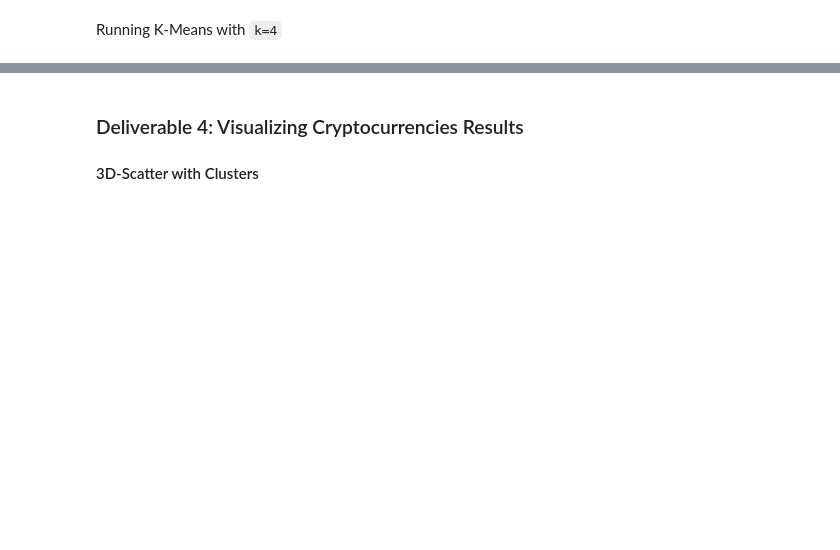
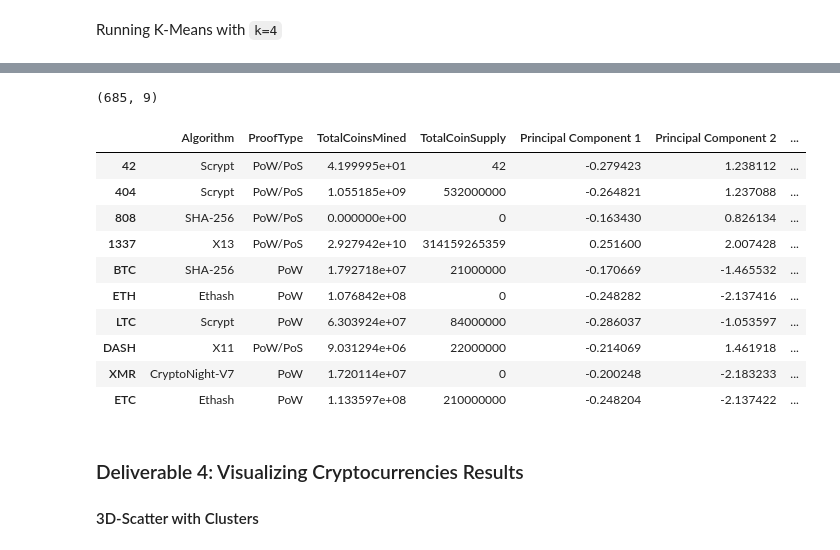
Before and after one commit to IvanCoelho10/Cryptocurrencies, a Jupyter notebook: crypto_clustering.ipynb, the cells around one changed output, grey strips where cells are left out. Cells and saved outputs as stored; diff of their text form; code cells hidden in the pictures; blank space fills up the shorter version.

```diff
--- a/crypto_clustering.ipynb
+++ b/crypto_clustering.ipynb
@@ -211,7 +211,7 @@ k = list(range(1, 11))
 # Calculate the inertia for the range of K values
 for i in k:
    km = KMeans(n_clusters=i, random_state=0)
-   km.fit(pcs_df)
+   km.fit(pca_df)
    inertia.append(km.inertia_)
 
 elbow_data = {"k":k,"inertia":inertia}
@@ -224,7 +226,7 @@ Running K-Means with `k=4`
 model = KMeans(n_clusters=4, random_state=0)
 
 # Fit the model
-model.fit(pcs_df)
+model.fit(pca_df)
 
 # Predict clusters
-predictions = model.predict(pcs_df)
+predictions = model.predict(pca_df)
@@ -231,17 +253,30 @@ predictions = model.predict(pcs_df)
 # %%
 # Create a new DataFrame including predicted clusters and cryptocurrencies features.
 # Concatentate the crypto_df and pcs_df DataFrames on the same columns.
-# YOUR CODE HERE
+clustered_df = pd.concat([df_crypto,pca_df], axis=1)
 
 #  Add a new column, "CoinName" to the clustered_df DataFrame that holds the names of the cryptocurrencies.
-# YOUR CODE HERE
+clustered_df['CoinName'] = crypto_names_df["CoinName"]
 
 #  Add a new column, "Class" to the clustered_df DataFrame that holds the predictions.
-# YOUR CODE HERE
+clustered_df["Class"] = model.labels_
 
 # Print the shape of the clustered_df
 print(clustered_df.shape)
 clustered_df.head(10)
+# %% [output]
+(685, 9)
+|  | Algorithm | ProofType | TotalCoinsMined | TotalCoinSupply | Principal Component 1 | Principal Component 2 | ... |
+| 42 | Scrypt | PoW/PoS | 4.199995e+01 | 42 | -0.279423 | 1.238112 | ... |
+| 404 | Scrypt | PoW/PoS | 1.055185e+09 | 532000000 | -0.264821 | 1.237088 | ... |
+| 808 | SHA-256 | PoW/PoS | 0.000000e+00 | 0 | -0.163430 | 0.826134 | ... |
+| 1337 | X13 | PoW/PoS | 2.927942e+10 | 314159265359 | 0.251600 | 2.007428 | ... |
+| BTC | SHA-256 | PoW | 1.792718e+07 | 21000000 | -0.170669 | -1.465532 | ... |
+| ETH | Ethash | PoW | 1.076842e+08 | 0 | -0.248282 | -2.137416 | ... |
+| LTC | Scrypt | PoW | 6.303924e+07 | 84000000 | -0.286037 | -1.053597 | ... |
+| DASH | X11 | PoW/PoS | 9.031294e+06 | 22000000 | -0.214069 | 1.461918 | ... |
+| XMR | CryptoNight-V7 | PoW | 1.720114e+07 | 0 | -0.200248 | -2.183233 | ... |
+| ETC | Ethash | PoW | 1.133597e+08 | 210000000 | -0.248204 | -2.137422 | ... |
 # %% [markdown]
 ### Deliverable 4: Visualizing Cryptocurrencies Results
 
```
Also changed, not shown: parts of 5 cells of this notebook.
